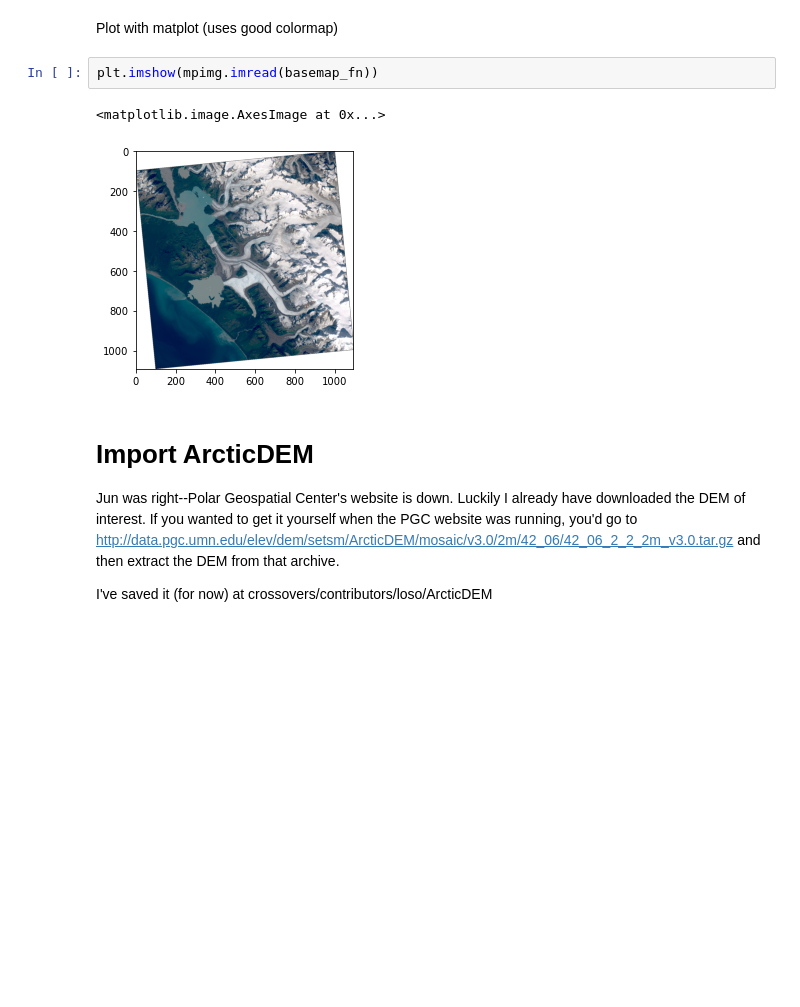
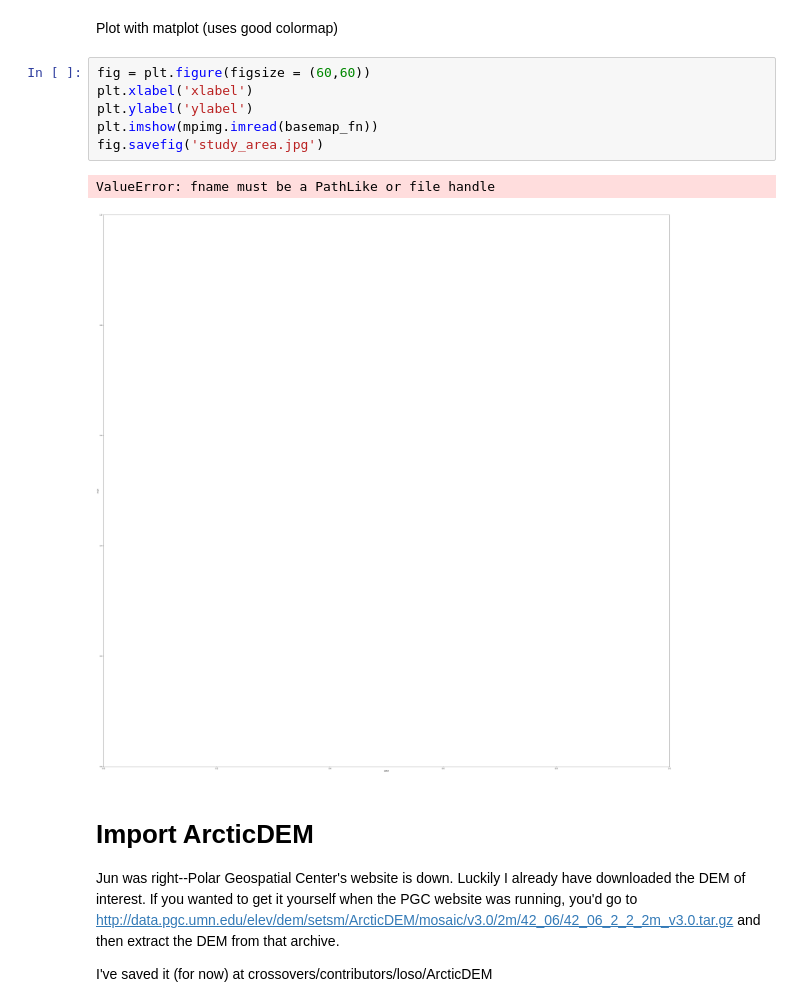
Before and after one commit to ICESAT-2HackWeek/crossovers, a Jupyter notebook: contributors/loso/studyarea.ipynb, the cells around one changed output. Saved outputs shown, nothing was run; the diff lists cells and outputs as text; blank space fills up the shorter version.

```diff
--- a/contributors/loso/studyarea.ipynb
+++ b/contributors/loso/studyarea.ipynb
@@ -51,11 +58,15 @@ rio.plot.show(basemap)
 <matplotlib.axes._subplots.AxesSubplot at 0x...>
 # %% [markdown]
 Plot with matplot (uses good colormap)
-# %%
-plt.imshow(mpimg.imread(basemap_fn))
-# %% [output]
-<matplotlib.image.AxesImage at 0x...>
-[figure, removed]
+# %%
+fig = plt.figure(figsize = (60,60))
+plt.xlabel('xlabel')
+plt.ylabel('ylabel')
+plt.imshow(mpimg.imread(basemap_fn))
+fig.savefig('study_area.jpg')
+# %% [output]
+ValueError: fname must be a PathLike or file handle
+[figure, added]
 # %% [markdown]
 # Import ArcticDEM
 Jun was right--Polar Geospatial Center's website is down. Luckily I already have downloaded the DEM of interest. If you wanted to get it yourself when the PGC website was running, you'd go to http://data.pgc.umn.edu/elev/dem/setsm/ArcticDEM/mosaic/v3.0/2m/42_06/42_06_2_2_2m_v3.0.tar.gz and then extract the DEM from that archive.
```
Also changed, not shown: parts of 6 cells of this notebook, 2 other files.
